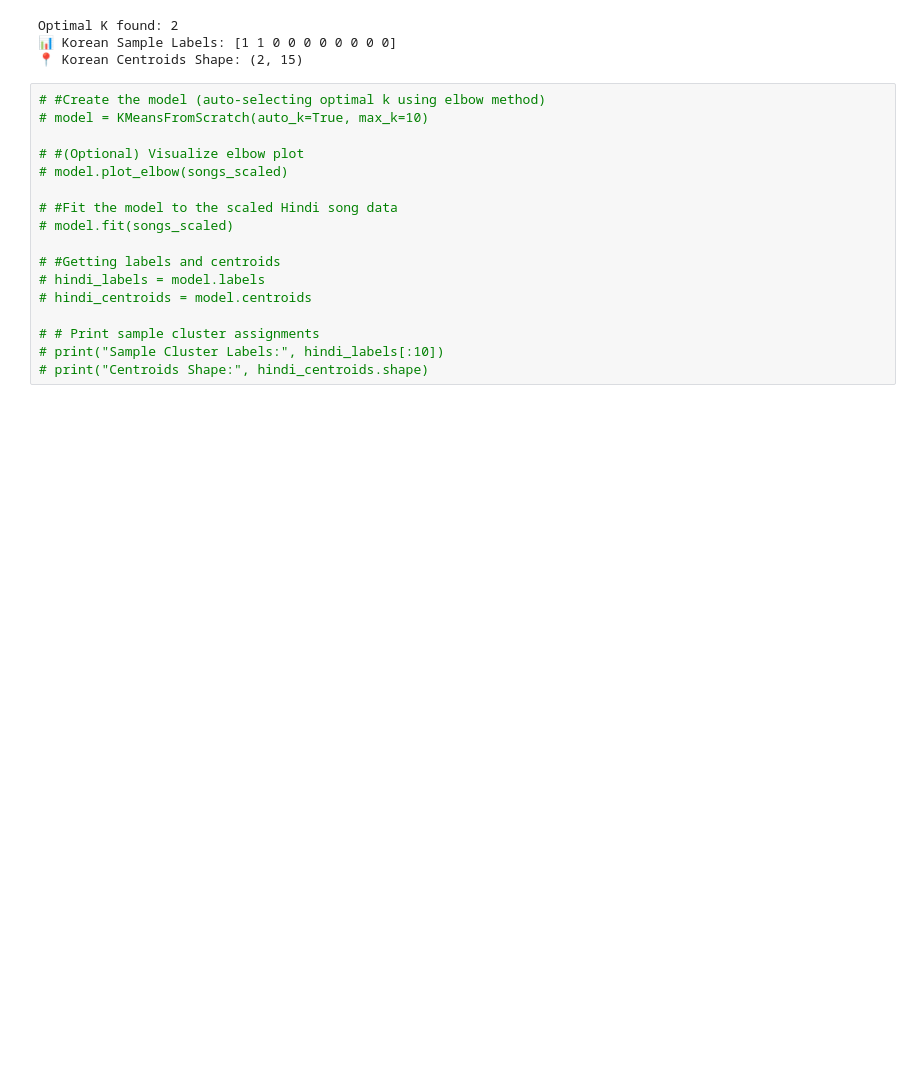
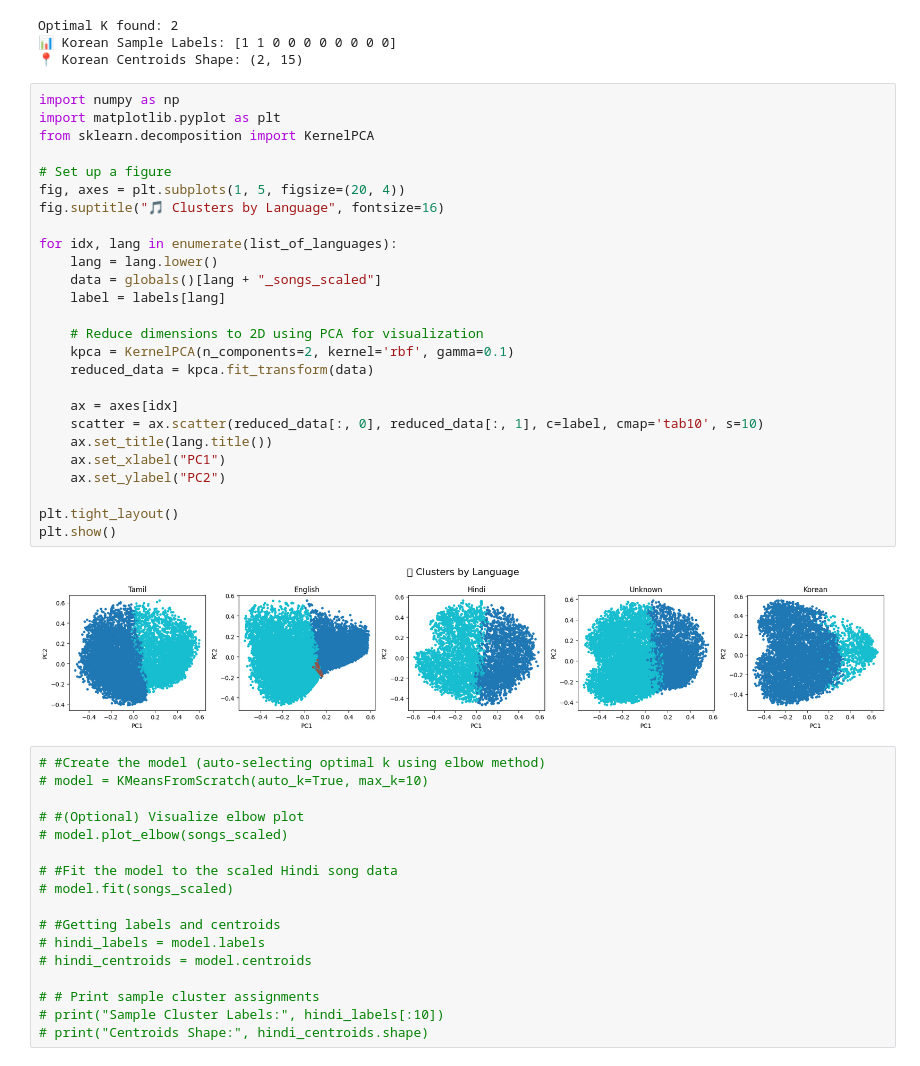
Before and after one commit to philnumpy/PRML-PROJECT, a Jupyter notebook: ProjectCode.ipynb, the cells around one changed output. Drawn from its saved outputs; the diff is of its cells as text; blank space fills up the shorter version.

```diff
--- a/ProjectCode.ipynb
+++ b/ProjectCode.ipynb
@@ -506,6 +522,34 @@ Optimal K found: 2
 Optimal K found: 2
 📊 Korean Sample Labels: [1 1 0 0 0 0 0 0 0 0]
 📍 Korean Centroids Shape: (2, 15)
+# %%
+import numpy as np
+import matplotlib.pyplot as plt
+from sklearn.decomposition import KernelPCA
+
+# Set up a figure
+fig, axes = plt.subplots(1, 5, figsize=(20, 4))
+fig.suptitle("🎵 Clusters by Language", fontsize=16)
+
+for idx, lang in enumerate(list_of_languages):
+    lang = lang.lower()
+    data = globals()[lang + "_songs_scaled"]
+    label = labels[lang]
+
+    # Reduce dimensions to 2D using PCA for visualization
+    kpca = KernelPCA(n_components=2, kernel='rbf', gamma=0.1)
+    reduced_data = kpca.fit_transform(data)
+
+    ax = axes[idx]
+    scatter = ax.scatter(reduced_data[:, 0], reduced_data[:, 1], c=label, cmap='tab10', s=10)
+    ax.set_title(lang.title())
+    ax.set_xlabel("PC1")
+    ax.set_ylabel("PC2")
+
+plt.tight_layout()
+plt.show()
+# %% [output]
+[figure, added]
 # %%
 # #Create the model (auto-selecting optimal k using elbow method)
 # model = KMeansFromScratch(auto_k=True, max_k=10)
```
Also changed, not shown: parts of 4 cells of this notebook.
